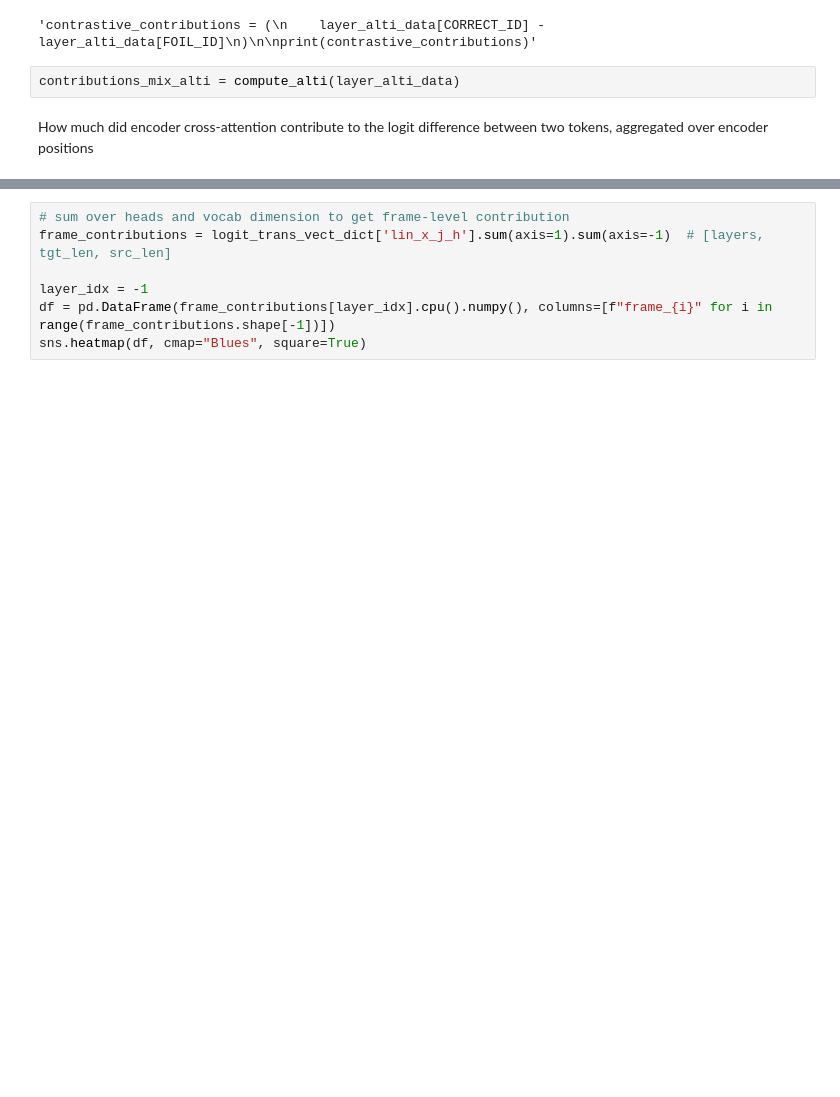
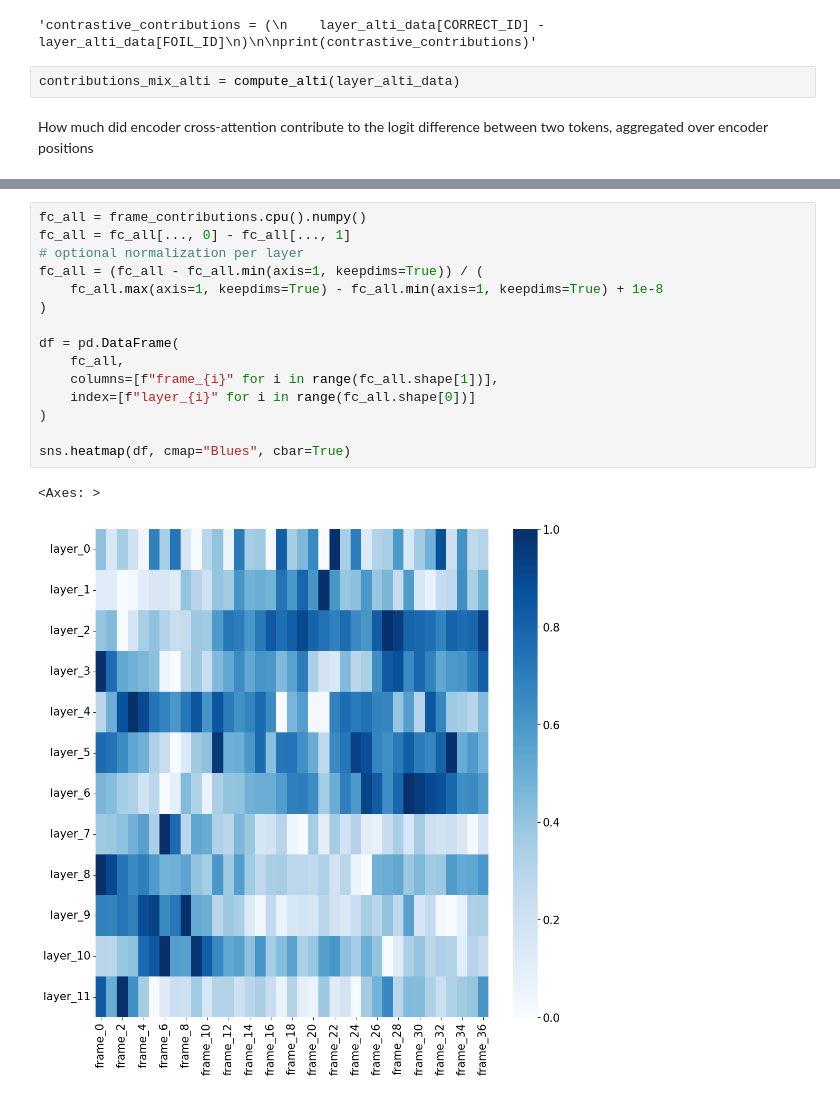
Before and after one commit to NNG0/logit-explanations-speech-recognition, a Jupyter notebook: test_whisper.ipynb, the cells around one changed output, grey strips where cells are left out. Saved outputs shown, nothing was run; the diff lists cells and outputs as text; blank space fills up the shorter version.

```diff
--- a/test_whisper.ipynb
+++ b/test_whisper.ipynb
@@ -194,7 +207,18 @@ sns.heatmap(df, cmap="Blues", square=True)
 # %%
-# sum over heads and vocab dimension to get frame-level contribution
-frame_contributions = logit_trans_vect_dict['lin_x_j_h'].sum(axis=1).sum(axis=-1)  # [layers, tgt_len, src_len]
+fc_all = frame_contributions.cpu().numpy()
+fc_all = fc_all[..., 0] - fc_all[..., 1]
+# optional normalization per layer
+fc_all = (fc_all - fc_all.min(axis=1, keepdims=True)) / (
+    fc_all.max(axis=1, keepdims=True) - fc_all.min(axis=1, keepdims=True) + 1e-8
+)
 
-layer_idx = -1
-df = pd.DataFrame(frame_contributions[layer_idx].cpu().numpy(), columns=[f"frame_{i}" for i in range(frame_contributions.shape[-1])])
-sns.heatmap(df, cmap="Blues", square=True)
+df = pd.DataFrame(
+    fc_all,
+    columns=[f"frame_{i}" for i in range(fc_all.shape[1])],
+    index=[f"layer_{i}" for i in range(fc_all.shape[0])]
+)
+
+sns.heatmap(df, cmap="Blues", cbar=True)
+# %% [output]
+<Axes: >
+[figure, added]
```
Also changed, not shown: parts of 5 cells of this notebook, 1 other file.
